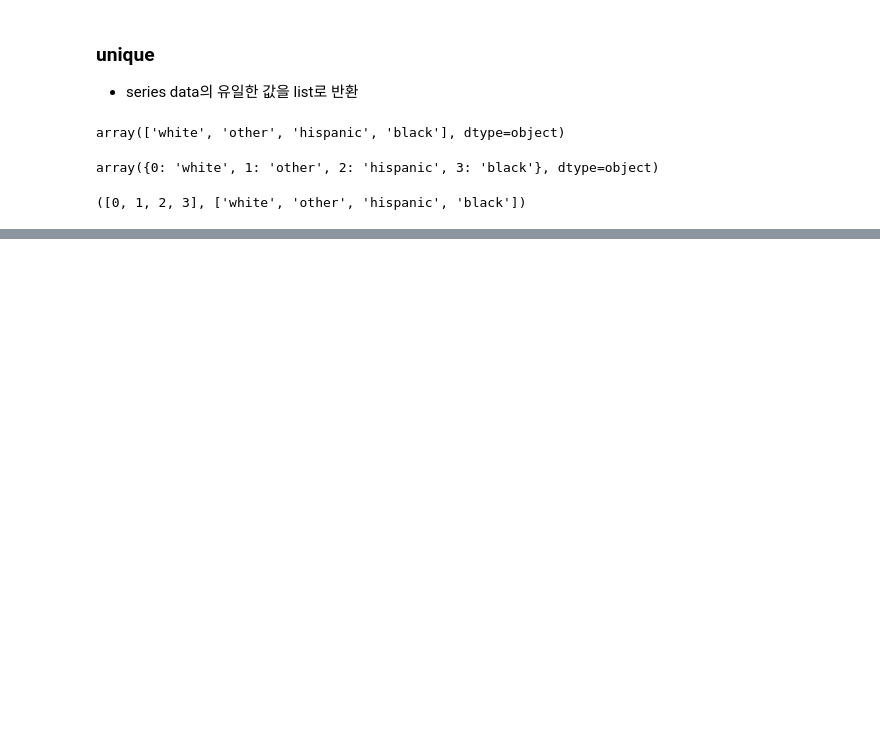
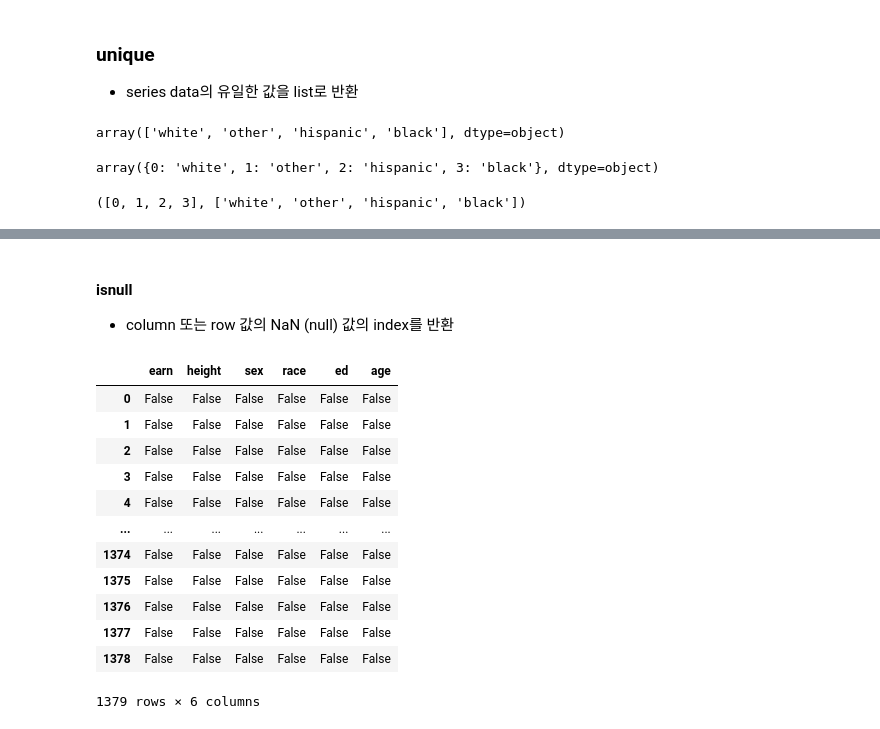
Before and after one commit to Youngprize33/Pythonboostcourse, a Jupyter notebook: Python_boost_ML/Pandas.ipynb, the cells around one changed output, grey strips where cells are left out. Cells and saved outputs as stored; diff of their text form; code cells hidden in the pictures; blank space fills up the shorter version.

```diff
--- a/Python_boost_ML/Pandas.ipynb
+++ b/Python_boost_ML/Pandas.ipynb
@@ -1071,3 +1041,12 @@ key = np.array(list(enumerate(df["race"].unique())), dtype=str)[:, 1].tolist()
 value, key
 # %% [output]
 ([0, 1, 2, 3], ['white', 'other', 'hispanic', 'black'])
+# %%
+# label str -> index 값으로 변환
+df["race"].replace(to_replace = key, value = value, inplace=True)
+# %%
+# 성별에 대해서도 동일하게 적용
+value = list(map(int, np.array(list(enumerate(df["sex"].unique())))[:, 0].tolist()))
+key = np.array(list(enumerate(df["sex"].unique())), dtype=str)[:, 1].tolist()
+
+value, key
@@ -1073,0 +1055,4 @@ value, key
+# %%
+# "sex"와 "race" column의 index labeling
+df["sex"].replace(to_replace=key, value=value, inplace=True)
+df.head(5)
@@ -1073,0 +1097,19 @@ value, key
+# %% [markdown]
+#### isnull <br>
+* column 또는 row 값의 NaN (null) 값의 index를 반환
+# %%
+df.isnull()
+# %% [output]
+|  | earn | height | sex | race | ed | age |
+| 0 | False | False | False | False | False | False |
+| 1 | False | False | False | False | False | False |
+| 2 | False | False | False | False | False | False |
+| 3 | False | False | False | False | False | False |
+| 4 | False | False | False | False | False | False |
+| ... | ... | ... | ... | ... | ... | ... |
+| 1374 | False | False | False | False | False | False |
+| 1375 | False | False | False | False | False | False |
+| 1376 | False | False | False | False | False | False |
+| 1377 | False | False | False | False | False | False |
+| 1378 | False | False | False | False | False | False |
+1379 rows × 6 columns
```
Also changed, not shown: parts of 16 cells of this notebook.
